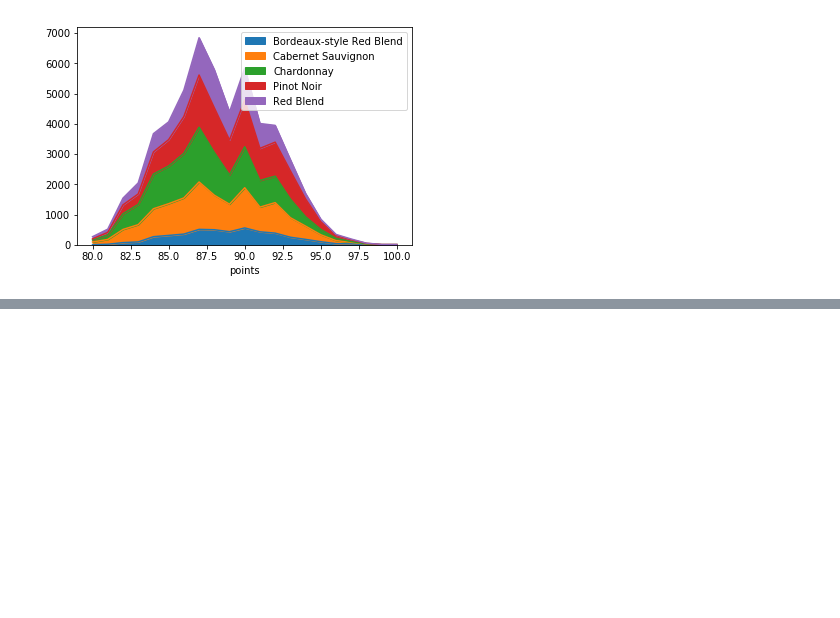
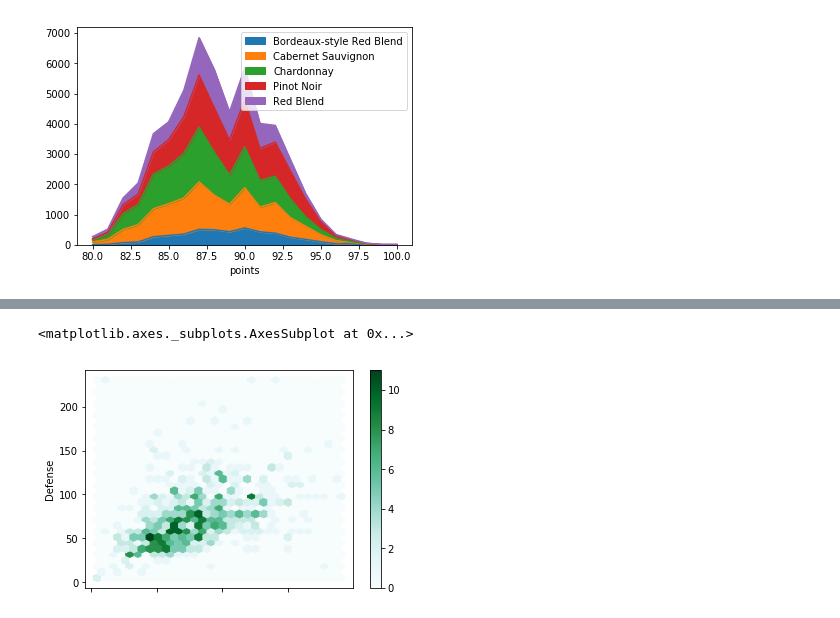
Before and after one commit to tutss/datascience, a Jupyter notebook: kaggle/training/Plotting_2D.ipynb, the cells around one changed output, grey strips where cells are left out. Cells and saved outputs as stored; diff of their text form; code cells hidden in the pictures; blank space fills up the shorter version.

```diff
--- a/kaggle/training/Plotting_2D.ipynb
+++ b/kaggle/training/Plotting_2D.ipynb
@@ -42,0 +64,5 @@ wine_counts.plot.area()
+# %%
+pokemon.plot.hexbin(x='Attack',y='Defense', gridsize=30)
+# %% [output]
+<matplotlib.axes._subplots.AxesSubplot at 0x...>
+[figure, added]
```
Also changed, not shown: parts of 8 cells of this notebook, 1 other file.
